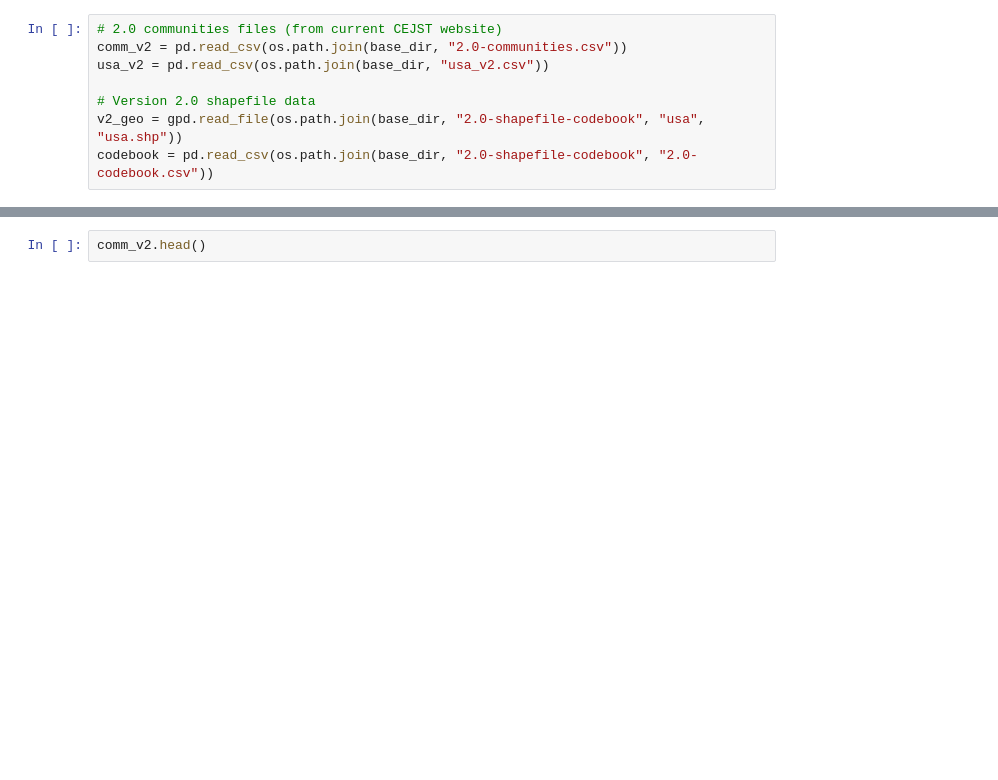
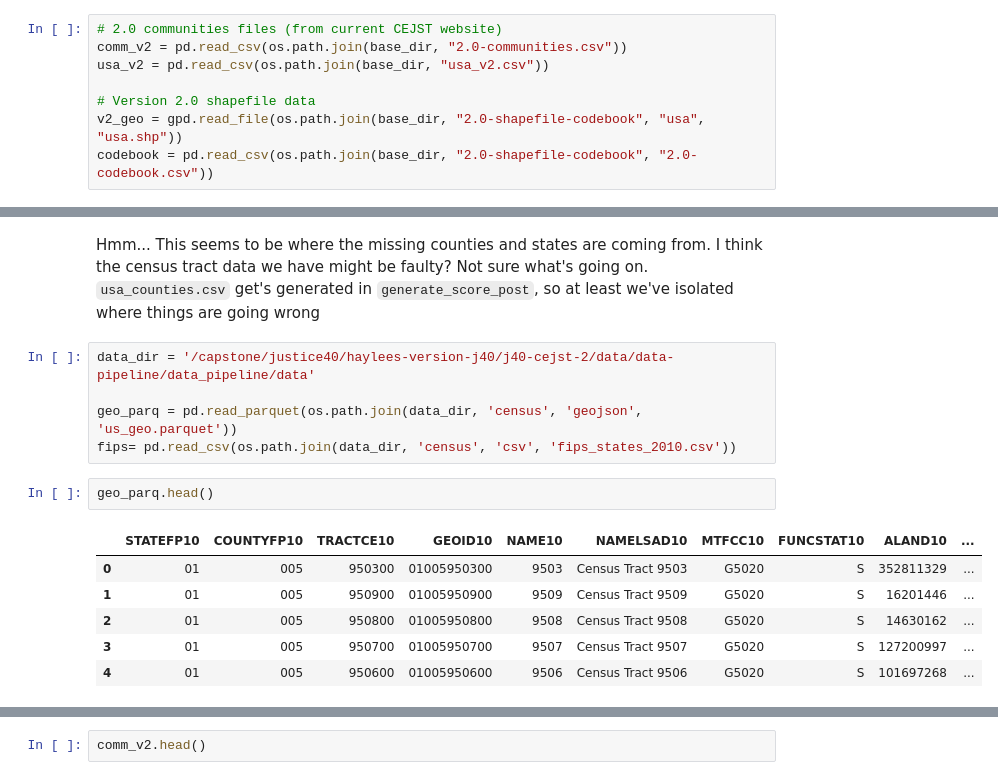
Before and after one commit to Justice40-MEDS/data-exploration, a Jupyter notebook: docs/dataahhhh.ipynb, the cells around one changed output, grey strips where cells are left out. Saved outputs shown, nothing was run; the diff lists cells and outputs as text; blank space fills up the shorter version.

Commit message:
Edit data

```diff
--- a/docs/dataahhhh.ipynb
+++ b/docs/dataahhhh.ipynb
@@ -26,0 +128,16 @@ villages = gpd.read_file(os.path.join(base_dir, "Alaska_Native_Villages.geojson"
+# %% [markdown]
+Hmm... This seems to be where the missing counties and states are coming from. I think the census tract data we have might be faulty? Not sure what's going on. `usa_counties.csv` get's generated in `generate_score_post`, so at least we've isolated where things are going wrong
+# %%
+data_dir = '/capstone/justice40/haylees-version-j40/j40-cejst-2/data/data-pipeline/data_pipeline/data'
+
+geo_parq = pd.read_parquet(os.path.join(data_dir, 'census', 'geojson', 'us_geo.parquet'))
+fips= pd.read_csv(os.path.join(data_dir, 'census', 'csv', 'fips_states_2010.csv'))
+# %%
+geo_parq.head()
+# %% [output]
+|  | STATEFP10 | COUNTYFP10 | TRACTCE10 | GEOID10 | NAME10 | NAMELSAD10 | MTFCC10 | FUNCSTAT10 | ALAND10 | ... |
+| 0 | 01 | 005 | 950300 | 01005950300 | 9503 | Census Tract 9503 | G5020 | S | 352811329 | ... |
+| 1 | 01 | 005 | 950900 | 01005950900 | 9509 | Census Tract 9509 | G5020 | S | 16201446 | ... |
+| 2 | 01 | 005 | 950800 | 01005950800 | 9508 | Census Tract 9508 | G5020 | S | 14630162 | ... |
+| 3 | 01 | 005 | 950700 | 01005950700 | 9507 | Census Tract 9507 | G5020 | S | 127200997 | ... |
+| 4 | 01 | 005 | 950600 | 01005950600 | 9506 | Census Tract 9506 | G5020 | S | 101697268 | ... |
```
Also changed, not shown: parts of 15 cells of this notebook.
